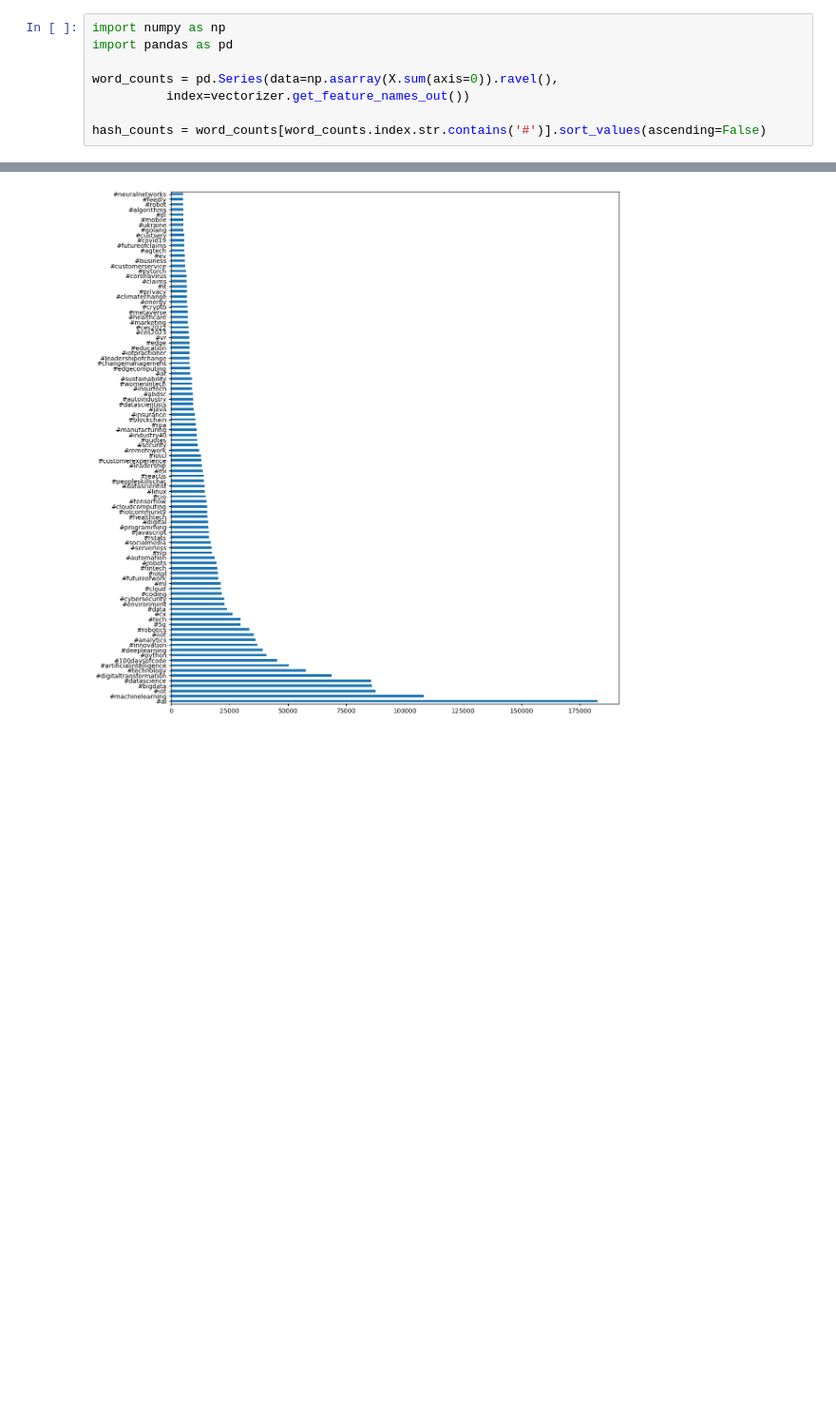
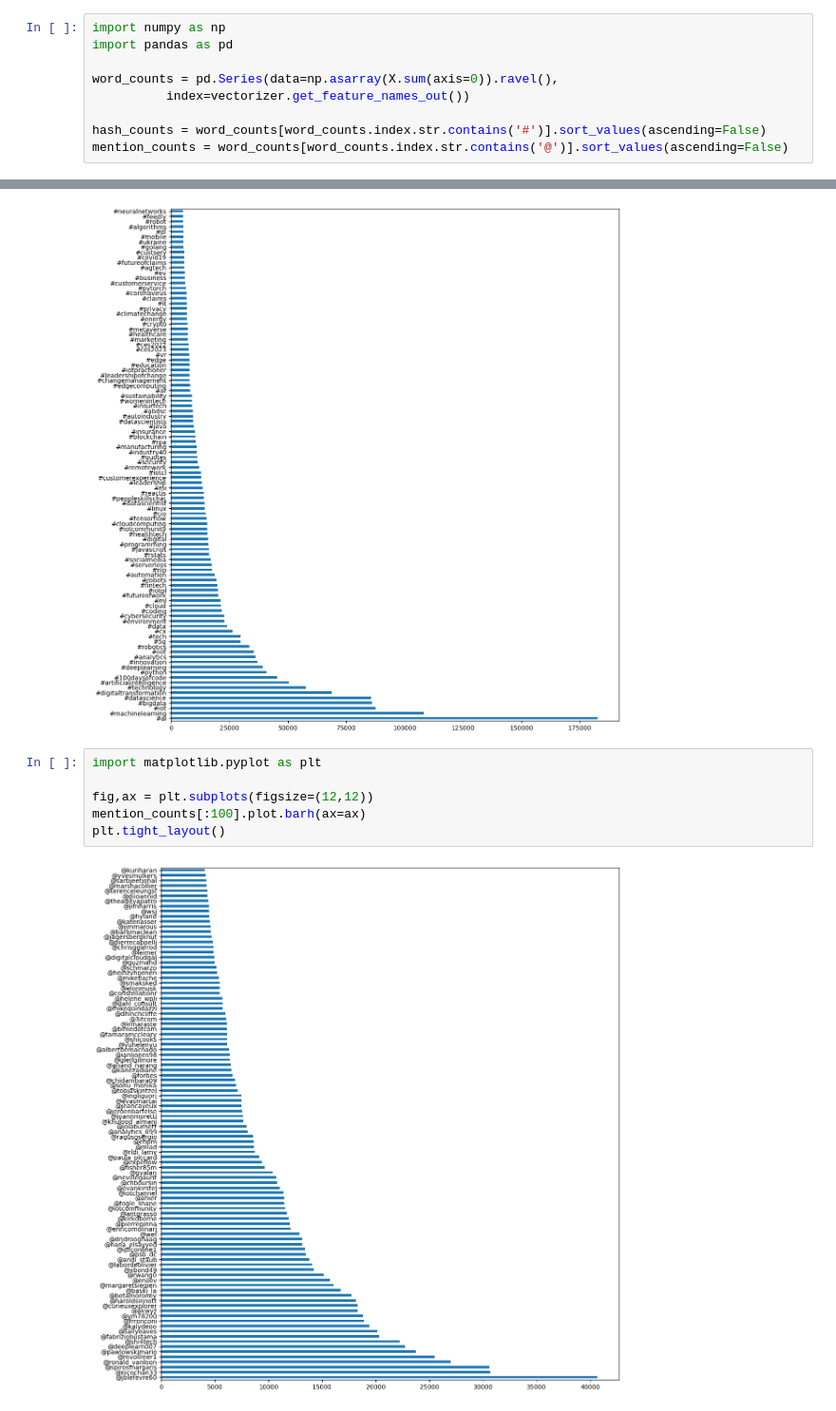
Before and after one commit to maciejskorski/anticipatio, a Jupyter notebook: examples/analysis_hashtags.ipynb, the cells around one changed output, grey strips where cells are left out. Shown: that part at 95% size. Cells and saved outputs as stored; diff of their text form; blank space fills up the shorter version.

Commit message:
mentions plot

```diff
--- a/examples/analysis_hashtags.ipynb
+++ b/examples/analysis_hashtags.ipynb
@@ -39,6 +39,7 @@ word_counts = pd.Series(data=np.asarray(X.sum(axis=0)).ravel(),
           index=vectorizer.get_feature_names_out())
 
 hash_counts = word_counts[word_counts.index.str.contains('#')].sort_values(ascending=False)
+mention_counts = word_counts[word_counts.index.str.contains('@')].sort_values(ascending=False)
 # %%
 import matplotlib.pyplot as plt
 
@@ -47,3 +48,11 @@ hash_counts[:100].plot.barh(ax=ax)
 plt.tight_layout()
 # %% [output]
 [figure]
+# %%
+import matplotlib.pyplot as plt
+
+fig,ax = plt.subplots(figsize=(12,12))
+mention_counts[:100].plot.barh(ax=ax)
+plt.tight_layout()
+# %% [output]
+[figure, added]
```
